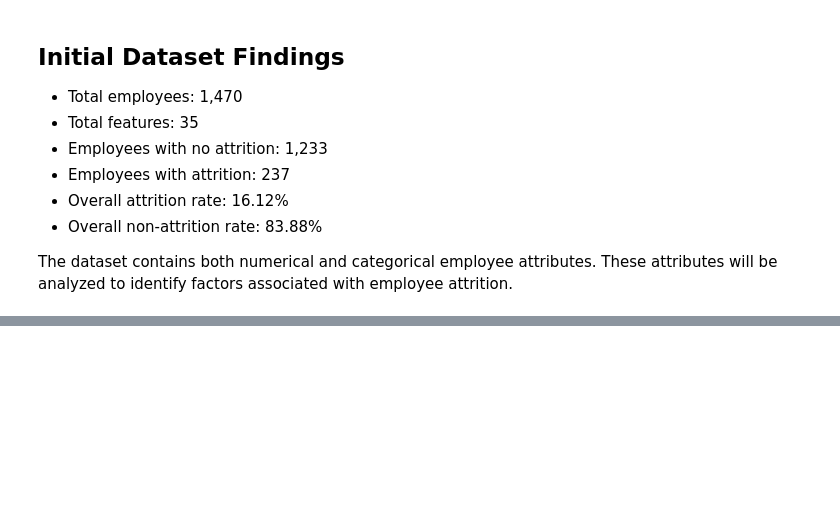
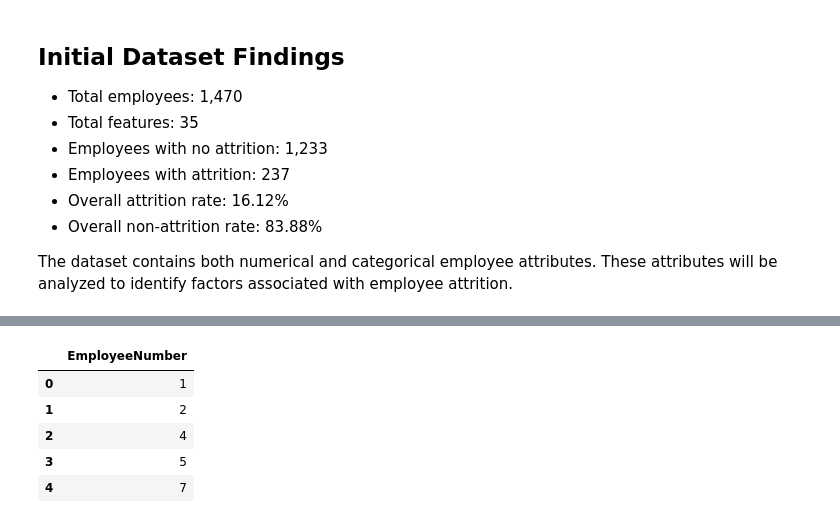
Before and after one commit to Prad3025/employee-attrition-ml, a Jupyter notebook: notebooks/01_business_and_data_understanding.ipynb, the cells around one changed output, grey strips where cells are left out. Cells and saved outputs as stored; diff of their text form; code cells hidden in the pictures; blank space fills up the shorter version.

```diff
--- a/notebooks/01_business_and_data_understanding.ipynb
+++ b/notebooks/01_business_and_data_understanding.ipynb
@@ -137,0 +212,9 @@ employee attrition.
+# %%
+df[["EmployeeNumber"]].head()
+# %% [output]
+|  | EmployeeNumber |
+| 0 | 1 |
+| 1 | 2 |
+| 2 | 4 |
+| 3 | 5 |
+| 4 | 7 |
```
Also changed, not shown: parts of 21 cells of this notebook.
